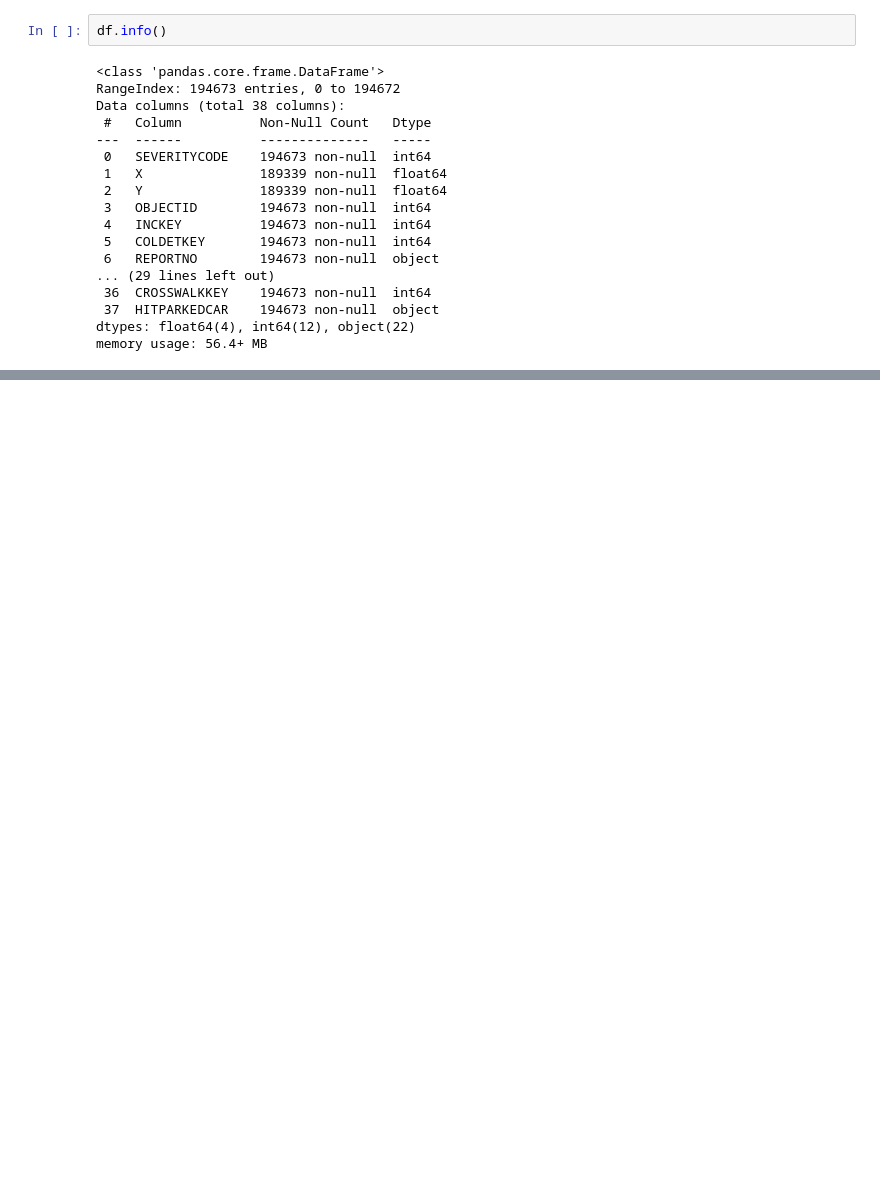
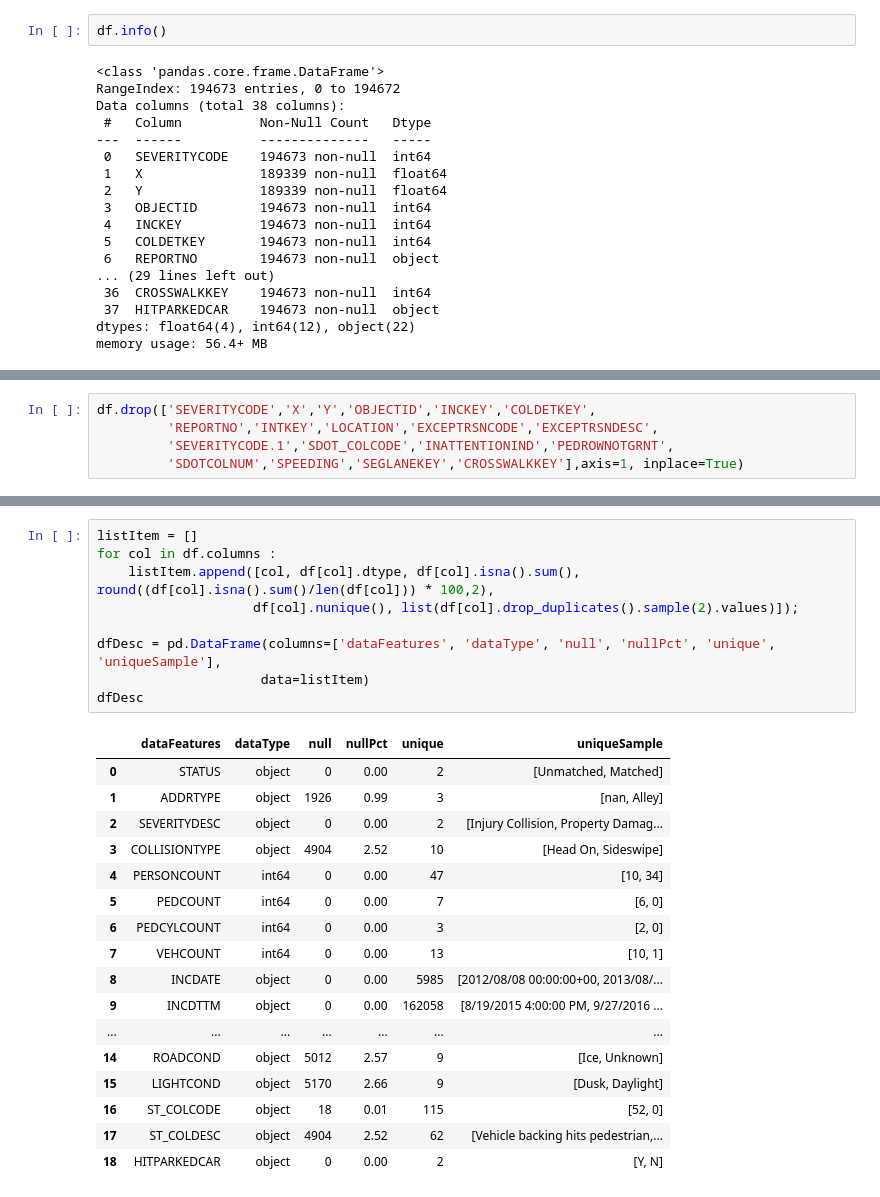
Before and after one commit to Baron197/Coursera_Capstone, a Jupyter notebook: Data_Capstone_Baron.ipynb, the cells around one changed output, grey strips where cells are left out. Drawn from its saved outputs; the diff is of its cells as text; blank space fills up the shorter version.

```diff
--- a/Data_Capstone_Baron.ipynb
+++ b/Data_Capstone_Baron.ipynb
@@ -109,0 +161,5 @@ memory usage: 56.4+ MB
+# %%
+df.drop(['SEVERITYCODE','X','Y','OBJECTID','INCKEY','COLDETKEY',
+         'REPORTNO','INTKEY','LOCATION','EXCEPTRSNCODE','EXCEPTRSNDESC',
+         'SEVERITYCODE.1','SDOT_COLCODE','INATTENTIONIND','PEDROWNOTGRNT',
+         'SDOTCOLNUM','SPEEDING','SEGLANEKEY','CROSSWALKKEY'],axis=1, inplace=True)
@@ -109,0 +188,27 @@ memory usage: 56.4+ MB
+# %%
+listItem = []
+for col in df.columns :
+    listItem.append([col, df[col].dtype, df[col].isna().sum(), round((df[col].isna().sum()/len(df[col])) * 100,2),
+                    df[col].nunique(), list(df[col].drop_duplicates().sample(2).values)]);
+
+dfDesc = pd.DataFrame(columns=['dataFeatures', 'dataType', 'null', 'nullPct', 'unique', 'uniqueSample'],
+                     data=listItem)
+dfDesc
+# %% [output]
+|  | dataFeatures | dataType | null | nullPct | unique | uniqueSample |
+| 0 | STATUS | object | 0 | 0.00 | 2 | [Unmatched, Matched] |
+| 1 | ADDRTYPE | object | 1926 | 0.99 | 3 | [nan, Alley] |
+| 2 | SEVERITYDESC | object | 0 | 0.00 | 2 | [Injury Collision, Property Damag... |
+| 3 | COLLISIONTYPE | object | 4904 | 2.52 | 10 | [Head On, Sideswipe] |
+| 4 | PERSONCOUNT | int64 | 0 | 0.00 | 47 | [10, 34] |
+| 5 | PEDCOUNT | int64 | 0 | 0.00 | 7 | [6, 0] |
+| 6 | PEDCYLCOUNT | int64 | 0 | 0.00 | 3 | [2, 0] |
+| 7 | VEHCOUNT | int64 | 0 | 0.00 | 13 | [10, 1] |
+| 8 | INCDATE | object | 0 | 0.00 | 5985 | [2012/08/08 00:00:00+00, 2013/08/... |
+| 9 | INCDTTM | object | 0 | 0.00 | 162058 | [8/19/2015 4:00:00 PM, 9/27/2016 ... |
+| ... | ... | ... | ... | ... | ... | ... |
+| 14 | ROADCOND | object | 5012 | 2.57 | 9 | [Ice, Unknown] |
+| 15 | LIGHTCOND | object | 5170 | 2.66 | 9 | [Dusk, Daylight] |
+| 16 | ST_COLCODE | object | 18 | 0.01 | 115 | [52, 0] |
+| 17 | ST_COLDESC | object | 4904 | 2.52 | 62 | [Vehicle backing hits pedestrian,... |
+| 18 | HITPARKEDCAR | object | 0 | 0.00 | 2 | [Y, N] |
```
Also changed, not shown: parts of 8 cells of this notebook.
